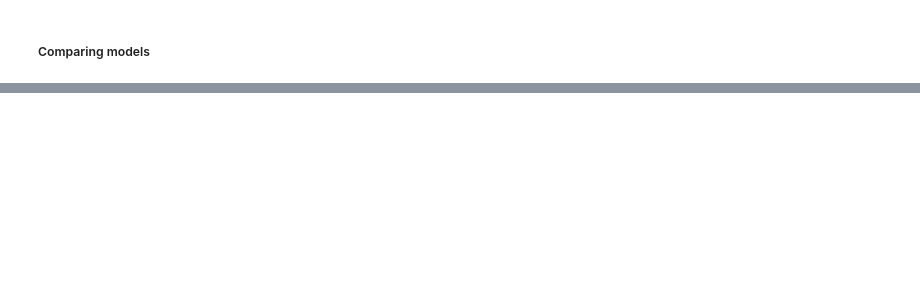
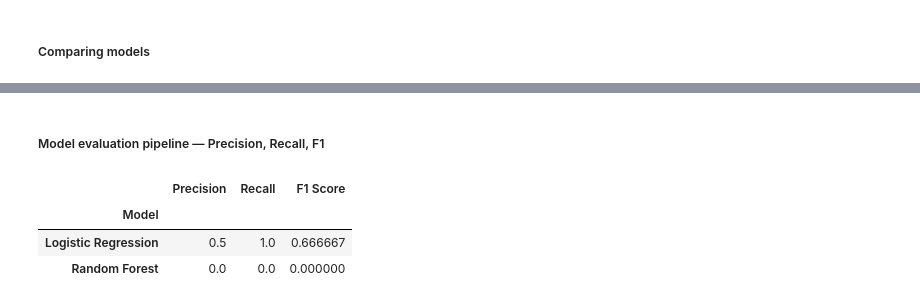
Before and after one commit to imgabrielas/F1-Belgian-GP-2026, a Jupyter notebook: winner_prediction.ipynb, the cells around one changed output, grey strips where cells are left out. Saved outputs shown, nothing was run; the diff lists cells and outputs as text; code cells hidden in the pictures; blank space fills up the shorter version.

```diff
--- a/winner_prediction.ipynb
+++ b/winner_prediction.ipynb
@@ -658,0 +600,26 @@ print(comparison)
+# %% [markdown]
+##### Model evaluation pipeline — Precision, Recall, F1
+# %%
+model_predictions = {
+    'Logistic Regression': y_pred,
+    'Random Forest': y_pred_test,
+}
+
+def score_model(y_true, y_pred):
+    return {
+        'Precision': precision_score(y_true, y_pred, zero_division=0),
+        'Recall': recall_score(y_true, y_pred, zero_division=0),
+        'F1 Score': f1_score(y_true, y_pred, zero_division=0)
+    }
+
+scores_df = pd.DataFrame({
+    name: score_model(y_test, preds) for name, preds in model_predictions.items()
+}).T
+
+scores_df.index.name = 'Model'
+scores_df
+# %% [output]
+|  | Precision | Recall | F1 Score |
+| Model |  |  |  |
+| Logistic Regression | 0.5 | 1.0 | 0.666667 |
+| Random Forest | 0.0 | 0.0 | 0.000000 |
```
Also changed, not shown: parts of 15 cells of this notebook, 2 other files.
